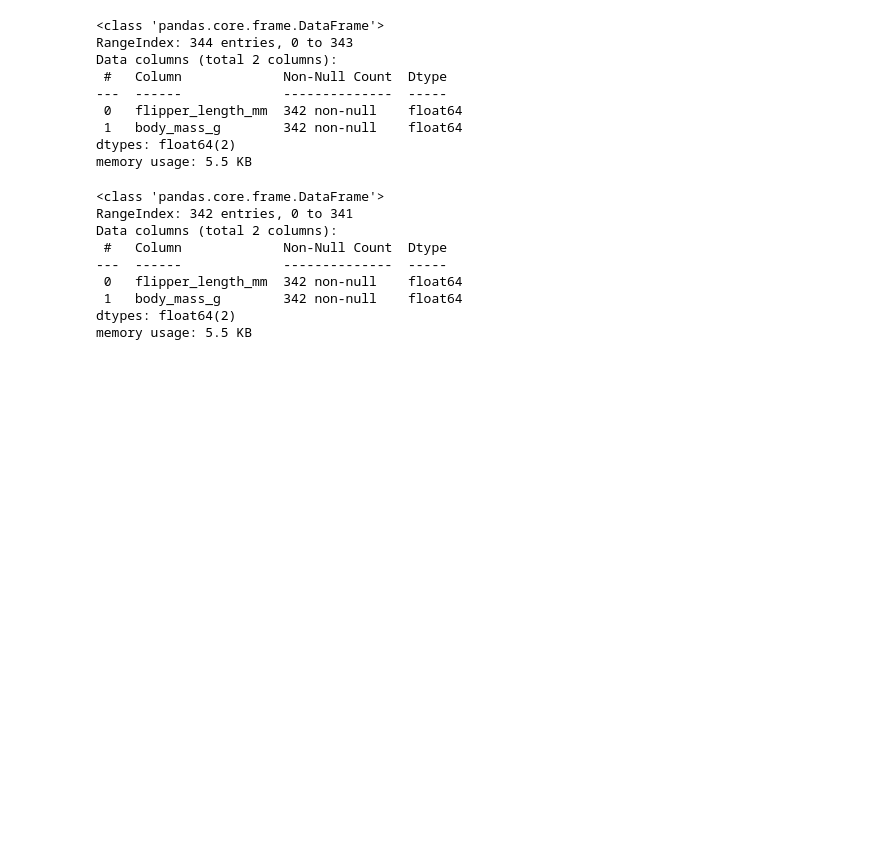
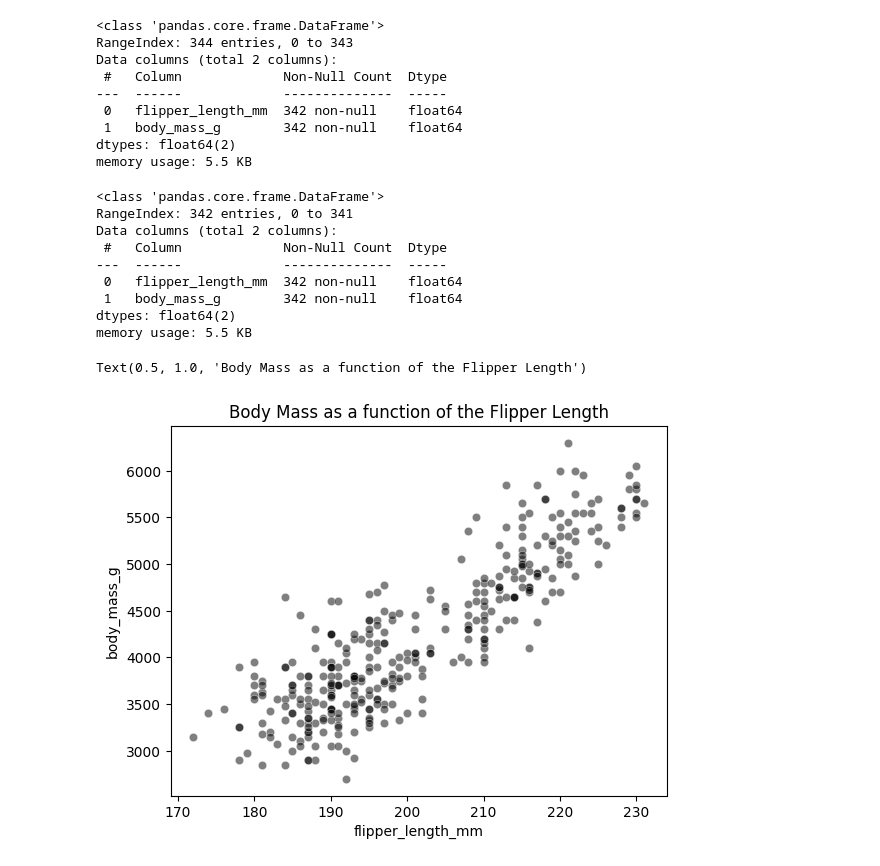
Before and after one commit to DavidGuzzi/inria, a Jupyter notebook: module_4.ipynb, the cells around one changed output. Saved outputs shown, nothing was run; the diff lists cells and outputs as text; code cells hidden in the pictures; blank space fills up the shorter version.

```diff
--- a/module_4.ipynb
+++ b/module_4.ipynb
@@ -41,3 +41,17 @@ Data columns (total 2 columns):
  1   body_mass_g        342 non-null    float64
 dtypes: float64(2)
 memory usage: 5.5 KB
+# %%
+import seaborn as sns
+
+feature_name = "flipper_length_mm"
+target_name = "body_mass_g"
+data, target = penguins[[feature_name]], penguins[target_name]
+
+ax = sns.scatterplot(
+    data=penguins, x=feature_name, y=target_name, color="black", alpha=0.5
+)
+ax.set_title("Body Mass as a function of the Flipper Length")
+# %% [output]
+Text(0.5, 1.0, 'Body Mass as a function of the Flipper Length')
+[figure, added]
```
Also changed, not shown: parts of 4 cells of this notebook.
